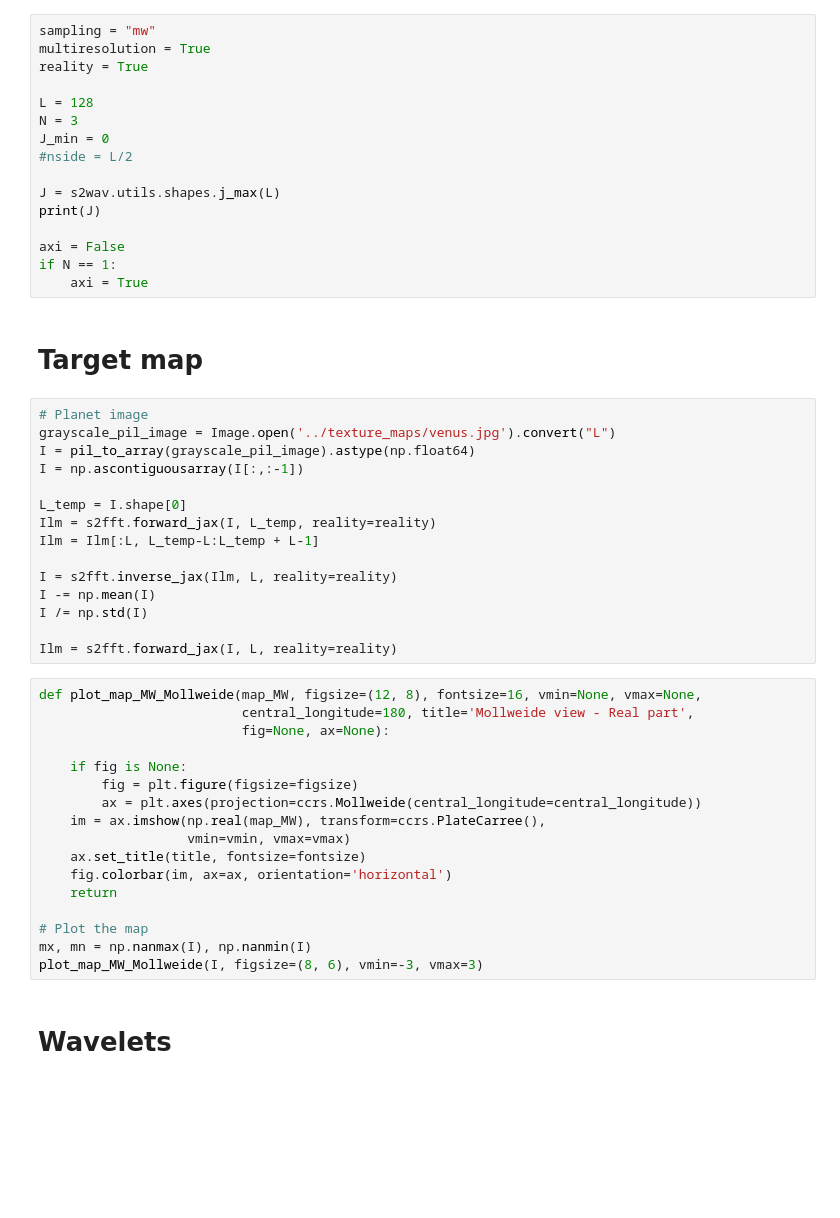
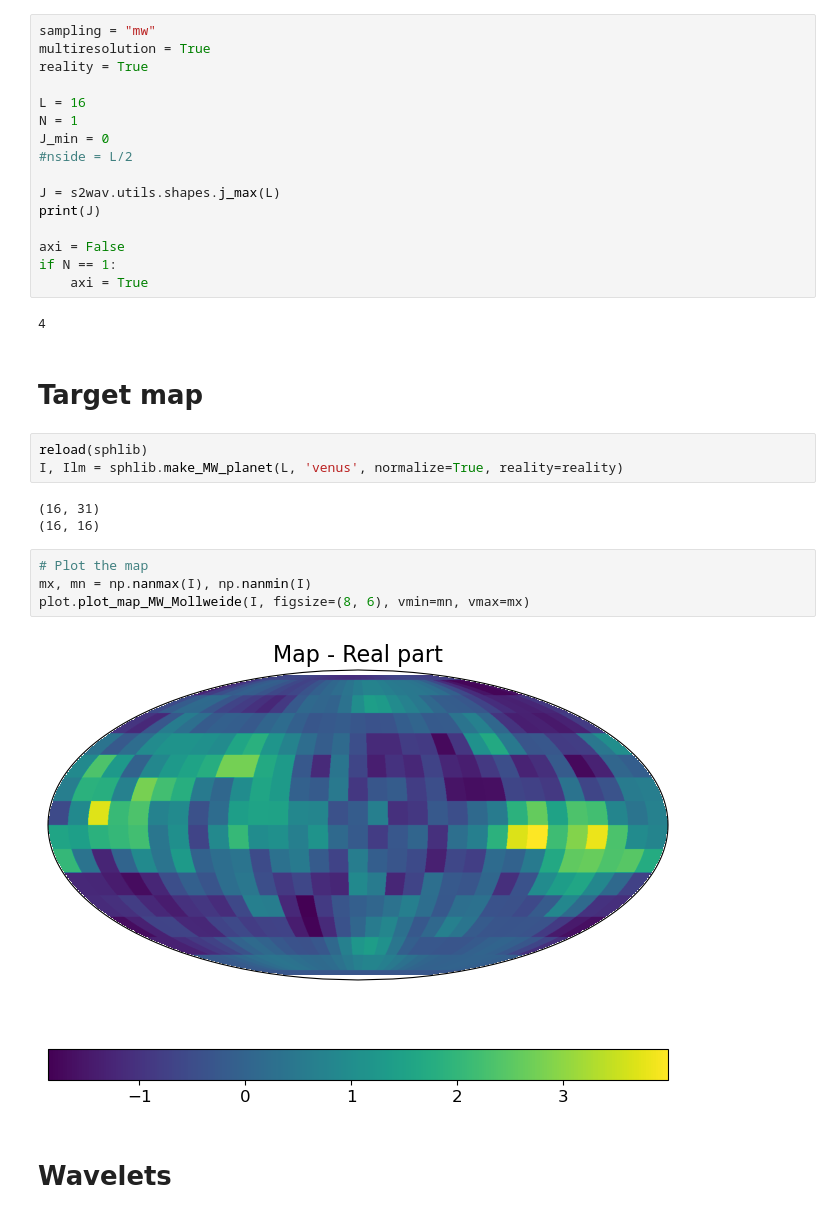
Before and after one commit to mousset/scatcovJAX, a Jupyter notebook: Notebooks/Run_synthesis.ipynb, the cells around one changed output. Drawn from its saved outputs; the diff is of its cells as text; blank space fills up the shorter version.

```diff
--- a/Notebooks/Run_synthesis.ipynb
+++ b/Notebooks/Run_synthesis.ipynb
@@ -34,8 +38,8 @@ sampling = "mw"
 multiresolution = True
 reality = True
 
-L = 128
-N = 3
+L = 16
+N = 1
 J_min = 0
 #nside = L/2
 
@@ -45,39 +49,21 @@ print(J)
 axi = False
 if N == 1:
     axi = True
+# %% [output]
+4
 # %% [markdown]
 # Target map
-# %%
-# Planet image
-grayscale_pil_image = Image.open('../texture_maps/venus.jpg').convert("L")
-I = pil_to_array(grayscale_pil_image).astype(np.float64)
-I = np.ascontiguousarray(I[:,:-1])
-
-L_temp = I.shape[0]
-Ilm = s2fft.forward_jax(I, L_temp, reality=reality)
-Ilm = Ilm[:L, L_temp-L:L_temp + L-1]
-
-I = s2fft.inverse_jax(Ilm, L, reality=reality)
-I -= np.mean(I)
-I /= np.std(I)
-
-Ilm = s2fft.forward_jax(I, L, reality=reality)
-# %%
-def plot_map_MW_Mollweide(map_MW, figsize=(12, 8), fontsize=16, vmin=None, vmax=None,
-                          central_longitude=180, title='Mollweide view - Real part',
-                          fig=None, ax=None):
-
-    if fig is None:
-        fig = plt.figure(figsize=figsize)
-        ax = plt.axes(projection=ccrs.Mollweide(central_longitude=central_longitude))
-    im = ax.imshow(np.real(map_MW), transform=ccrs.PlateCarree(),
-                   vmin=vmin, vmax=vmax)
-    ax.set_title(title, fontsize=fontsize)
-    fig.colorbar(im, ax=ax, orientation='horizontal')
-    return
-
-# Plot the map
-mx, mn = np.nanmax(I), np.nanmin(I)
-plot_map_MW_Mollweide(I, figsize=(8, 6), vmin=-3, vmax=3)
+# %%
+reload(sphlib)
+I, Ilm = sphlib.make_MW_planet(L, 'venus', normalize=True, reality=reality)
+# %% [output]
+(16, 31)
+(16, 16)
+# %%
+# Plot the map
+mx, mn = np.nanmax(I), np.nanmin(I)
+plot.plot_map_MW_Mollweide(I, figsize=(8, 6), vmin=mn, vmax=mx)
+# %% [output]
+[figure, added]
 # %% [markdown]
 # Wavelets
```
Also changed, not shown: parts of 19 cells of this notebook, 1 other file.
